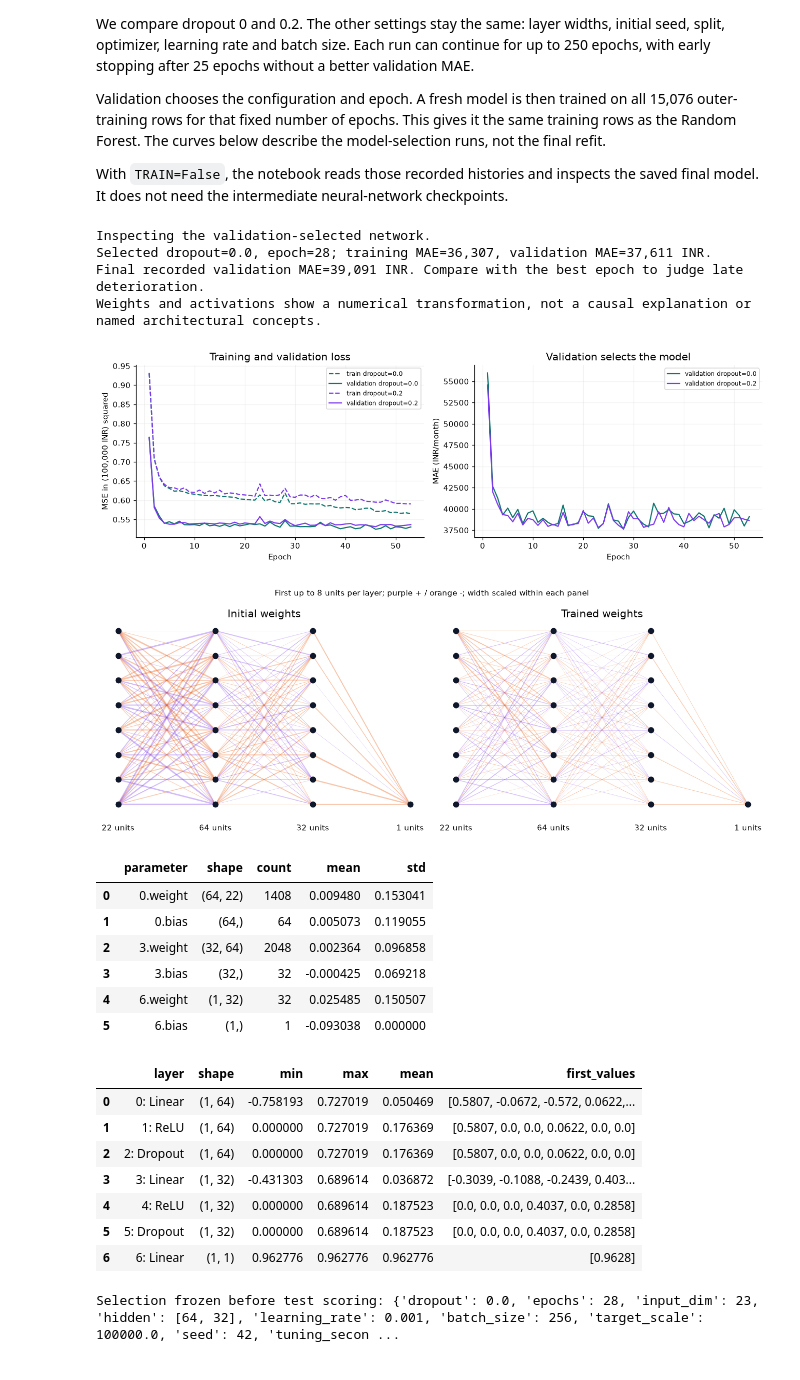
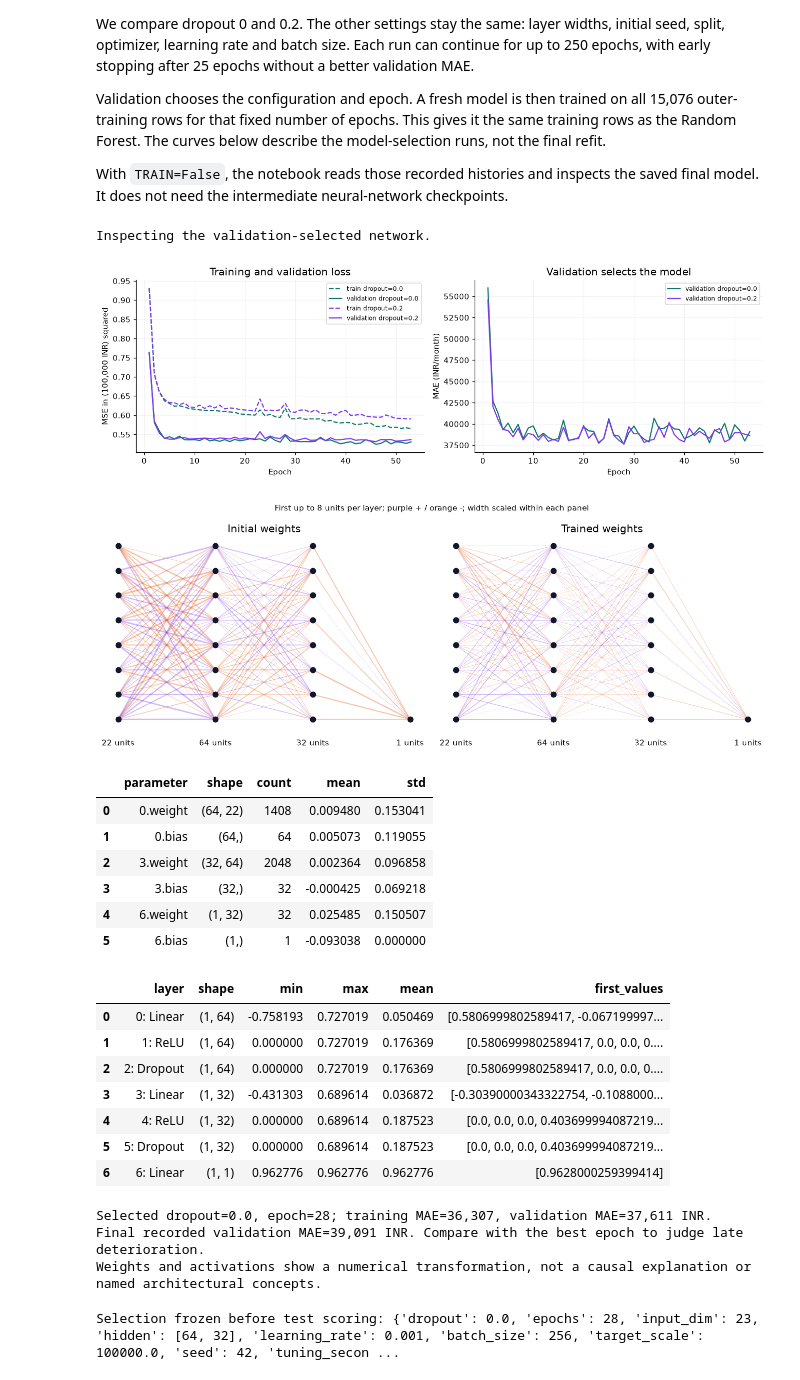
Before and after one commit to iaac-maai/group-3-day4-assignment, a Jupyter notebook: notebook/neural_network.ipynb, the cells around one changed output. Saved outputs shown, nothing was run; the diff lists cells and outputs as text; code cells hidden in the pictures.

Commit message:
Re-run notebook with clean execution order and outputs

```diff
--- a/notebook/neural_network.ipynb
+++ b/notebook/neural_network.ipynb
@@ -139,7 +139,7 @@ def make_preprocessor(scale=True):
         ('cat',Pipeline([('imputer',SimpleImputer(strategy='most_frequent')),
                         ('encoder',OneHotEncoder(handle_unknown='ignore',sparse_output=False))]),CAT)
     ], sparse_threshold=0)
-pre_fit = make_preprocessor().fit(X.loc[fit_ids])  # validation preprocessing always uses fitting rows only
+pre_fit = make_preprocessor().fit(X.loc[fit_ids]) if TRAIN else joblib.load(MODEL_DIR/'scaler.joblib')
 xf = torch.tensor(pre_fit.transform(X.loc[fit_ids]),dtype=torch.float32)
 xv = torch.tensor(pre_fit.transform(X.loc[val_ids]),dtype=torch.float32)
 TARGET_SCALE = 100000.0
@@ -287,7 +287,7 @@ else:
     config=json.loads((MODEL_DIR/'config.json').read_text());selected_dropout=config['dropout'];selected_epochs=config['epochs']
     experiment=pd.read_csv(REPORT_DIR/'validation_experiment.csv')
     selected_history=pd.read_csv(REPORT_DIR/f'history_dropout_{selected_dropout:.1f}.csv')
-    tuned_model=build_model(config['input_dim'],selected_dropout)
+    tuned_model=build_model(xf.shape[1],selected_dropout)
     tuned_model.load_state_dict(torch.load(MODEL_DIR/'model.pt',map_location='cpu',weights_only=True))
 display(experiment.round(3))
 # %% [output]
@@ -306,49 +306,46 @@ With `TRAIN=False`, the notebook reads those recorded histories and inspects the
 # %%
 print('Inspecting the validation-selected network.' if TRAIN else 'Inspecting the saved final network; curves show the recorded validation experiment.')
 fig,axes=plt.subplots(1,2,figsize=(12,4))
 for d,c in zip([0.0,0.2],['#0f766e','#7c3aed']):
     h=pd.read_csv(REPORT_DIR/f'history_dropout_{d:.1f}.csv')
     axes[0].plot(h.epoch,h.train_loss,color=c,ls='--',label=f'train dropout={d}')
     axes[0].plot(h.epoch,h.val_loss,color=c,label=f'validation dropout={d}')
     axes[1].plot(h.epoch,h.val_MAE,color=c,label=f'validation dropout={d}')
 axes[0].set(xlabel='Epoch',ylabel='MSE in (100,000 INR) squared',title='Training and validation loss')
 axes[1].set(xlabel='Epoch',ylabel='MAE (INR/month)',title='Validation selects the model')
 for ax in axes: ax.legend(fontsize=8);ax.grid(alpha=.15)
 savefig('01_training_curves.png')
-inspection_pre = pre_fit if TRAIN else joblib.load(MODEL_DIR/'scaler.joblib')
-inspection_x = torch.tensor(inspection_pre.transform(X.loc[val_ids]),dtype=torch.float32)
-inspection_initial = initial_model if TRAIN else build_model(config['input_dim'],selected_dropout)
-draw_network(inspection_initial,tuned_model)
+draw_network(initial_model,tuned_model)
 display(parameter_table(tuned_model))
-display(layer_outputs(tuned_model,inspection_x[:1]))
+display(layer_outputs(tuned_model,xv[:1]))
 parameter_table(tuned_model).to_csv(REPORT_DIR/'parameter_table.csv',index=False)
-layer_outputs(tuned_model,inspection_x[:1]).to_csv(REPORT_DIR/'layer_outputs.csv',index=False)
+layer_outputs(tuned_model,xv[:1]).to_csv(REPORT_DIR/'layer_outputs.csv',index=False)
 best_row=selected_history.loc[selected_history.val_MAE.idxmin()]
 print(f'Selected dropout={selected_dropout}, epoch={selected_epochs}; training MAE={best_row.train_MAE:,.0f}, validation MAE={best_row.val_MAE:,.0f} INR.')
 print(f'Final recorded validation MAE={selected_history.val_MAE.iloc[-1]:,.0f} INR. Compare with the best epoch to judge late deterioration.')
 print('Weights and activations show a numerical transformation, not a causal explanation or named architectural concepts.')
 # %% [output]
 Inspecting the validation-selected network.
-Selected dropout=0.0, epoch=28; training MAE=36,307, validation MAE=37,611 INR.
-Final recorded validation MAE=39,091 INR. Compare with the best epoch to judge late deterioration.
-Weights and activations show a numerical transformation, not a causal explanation or named architectural concepts.
 [figure]
 [figure]
 |  | parameter | shape | count | mean | std |
 | 0 | 0.weight | (64, 22) | 1408 | 0.009480 | 0.153041 |
 | 1 | 0.bias | (64,) | 64 | 0.005073 | 0.119055 |
 | 2 | 3.weight | (32, 64) | 2048 | 0.002364 | 0.096858 |
 | 3 | 3.bias | (32,) | 32 | -0.000425 | 0.069218 |
 | 4 | 6.weight | (1, 32) | 32 | 0.025485 | 0.150507 |
 | 5 | 6.bias | (1,) | 1 | -0.093038 | 0.000000 |
 |  | layer | shape | min | max | mean | first_values |
-| 0 | 0: Linear | (1, 64) | -0.758193 | 0.727019 | 0.050469 | [0.5807, -0.0672, -0.572, 0.0622,... |
-| 1 | 1: ReLU | (1, 64) | 0.000000 | 0.727019 | 0.176369 | [0.5807, 0.0, 0.0, 0.0622, 0.0, 0.0] |
-| 2 | 2: Dropout | (1, 64) | 0.000000 | 0.727019 | 0.176369 | [0.5807, 0.0, 0.0, 0.0622, 0.0, 0.0] |
-| 3 | 3: Linear | (1, 32) | -0.431303 | 0.689614 | 0.036872 | [-0.3039, -0.1088, -0.2439, 0.403... |
-| 4 | 4: ReLU | (1, 32) | 0.000000 | 0.689614 | 0.187523 | [0.0, 0.0, 0.0, 0.4037, 0.0, 0.2858] |
-| 5 | 5: Dropout | (1, 32) | 0.000000 | 0.689614 | 0.187523 | [0.0, 0.0, 0.0, 0.4037, 0.0, 0.2858] |
-| 6 | 6: Linear | (1, 1) | 0.962776 | 0.962776 | 0.962776 | [0.9628] |
+| 0 | 0: Linear | (1, 64) | -0.758193 | 0.727019 | 0.050469 | [0.5806999802589417, -0.067199997... |
+| 1 | 1: ReLU | (1, 64) | 0.000000 | 0.727019 | 0.176369 | [0.5806999802589417, 0.0, 0.0, 0.... |
+| 2 | 2: Dropout | (1, 64) | 0.000000 | 0.727019 | 0.176369 | [0.5806999802589417, 0.0, 0.0, 0.... |
+| 3 | 3: Linear | (1, 32) | -0.431303 | 0.689614 | 0.036872 | [-0.30390000343322754, -0.1088000... |
+| 4 | 4: ReLU | (1, 32) | 0.000000 | 0.689614 | 0.187523 | [0.0, 0.0, 0.0, 0.403699994087219... |
+| 5 | 5: Dropout | (1, 32) | 0.000000 | 0.689614 | 0.187523 | [0.0, 0.0, 0.0, 0.403699994087219... |
+| 6 | 6: Linear | (1, 1) | 0.962776 | 0.962776 | 0.962776 | [0.9628000259399414] |
+Selected dropout=0.0, epoch=28; training MAE=36,307, validation MAE=37,611 INR.
+Final recorded validation MAE=39,091 INR. Compare with the best epoch to judge late deterioration.
+Weights and activations show a numerical transformation, not a causal explanation or named architectural concepts.
 # %%
 if TRAIN:
     final_started=time.perf_counter()
```
Also changed, not shown: parts of 11 cells of this notebook.
